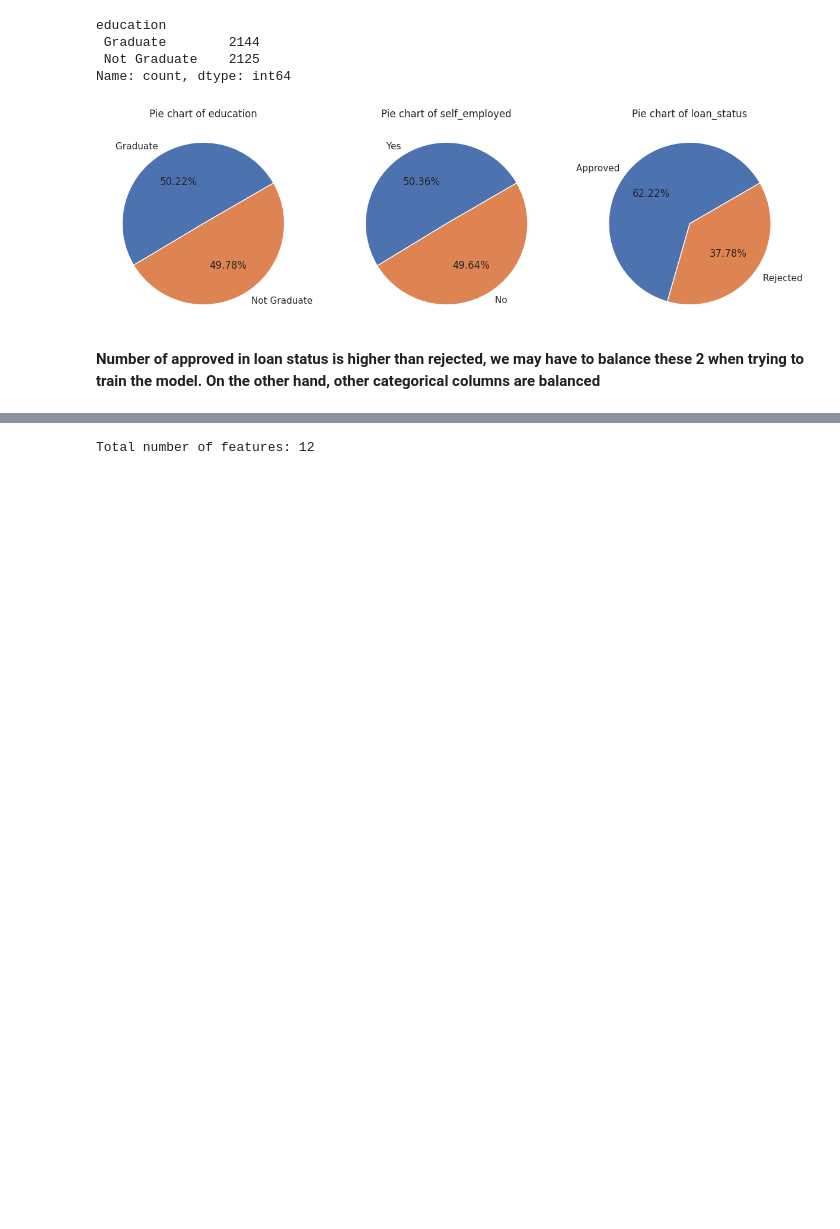
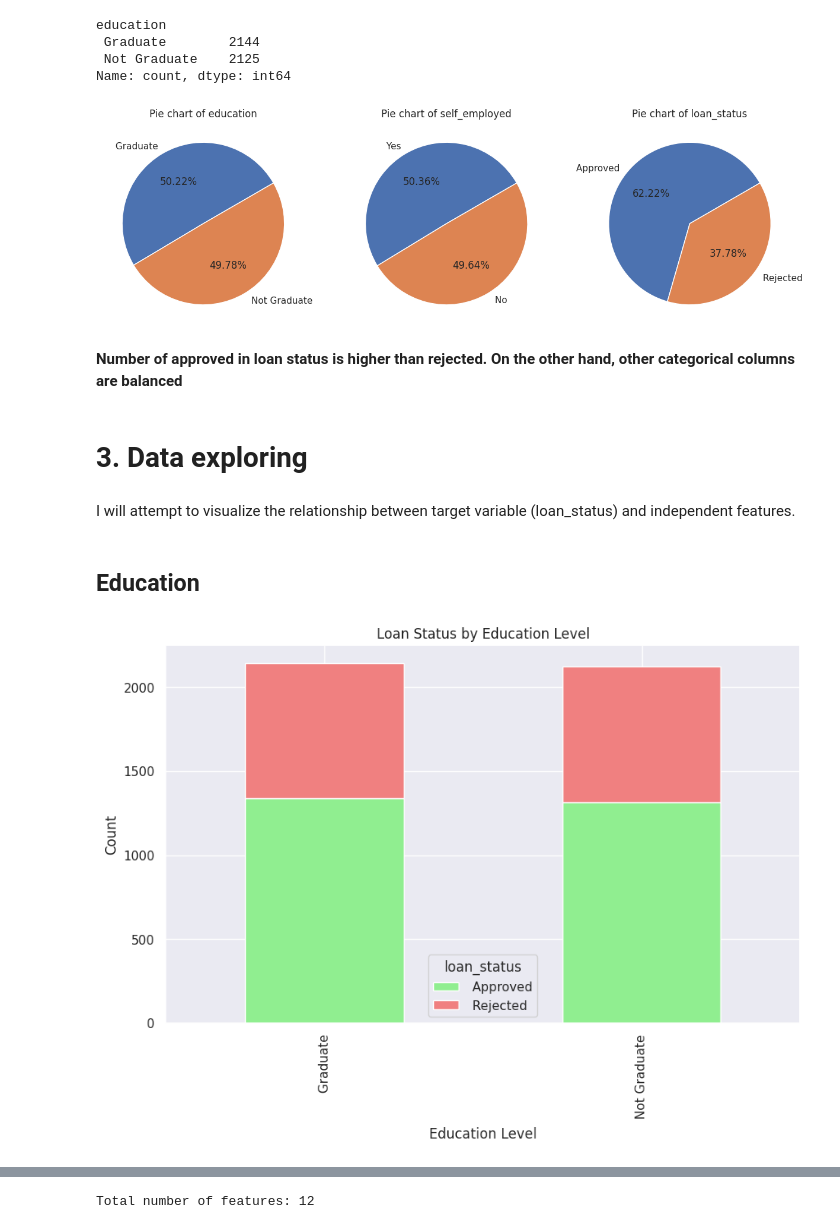
Before and after one commit to conga00/loan_approval, a Jupyter notebook: Notebooks/1.0 Preprocessing and exploring.ipynb, the cells around one changed output, grey strips where cells are left out. Cells and saved outputs as stored; diff of their text form; code cells hidden in the pictures; blank space fills up the shorter version.

Commit message:
[MOD] add more data exploration and reflection part

```diff
--- a/Notebooks/1.0 Preprocessing and exploring.ipynb
+++ b/Notebooks/1.0 Preprocessing and exploring.ipynb
@@ -250,4 +251,24 @@ plt.show()
 # %% [output]
 [figure]
 # %% [markdown]
-**Number of approved in loan status is higher than rejected, we may have to balance these 2 when trying to train the model. On the other hand, other categorical columns are balanced**
+**Number of approved in loan status is higher than rejected. On the other hand, other categorical columns are balanced**
+# %% [markdown]
+# 3. Data exploring
+# %% [markdown]
+I will attempt to visualize the relationship between target variable (loan_status) and independent features.
+# %%
+eda_df = processed_data.copy()
+# %% [markdown]
+## Education
+# %%
+edu_df = eda_df.copy()
+
+edu_df = edu_df.groupby(['education','loan_status']).size().unstack()
+edu_df.plot(kind='bar', stacked=True,color=['lightgreen', 'lightcoral'], figsize=(10, 6),)
+
+plt.title('Loan Status by Education Level')
+plt.xlabel('Education Level')
+plt.ylabel('Count')
+plt.show()
+# %% [output]
+[figure, added]
```
Also changed, not shown: parts of 34 cells of this notebook, 1 other file.
